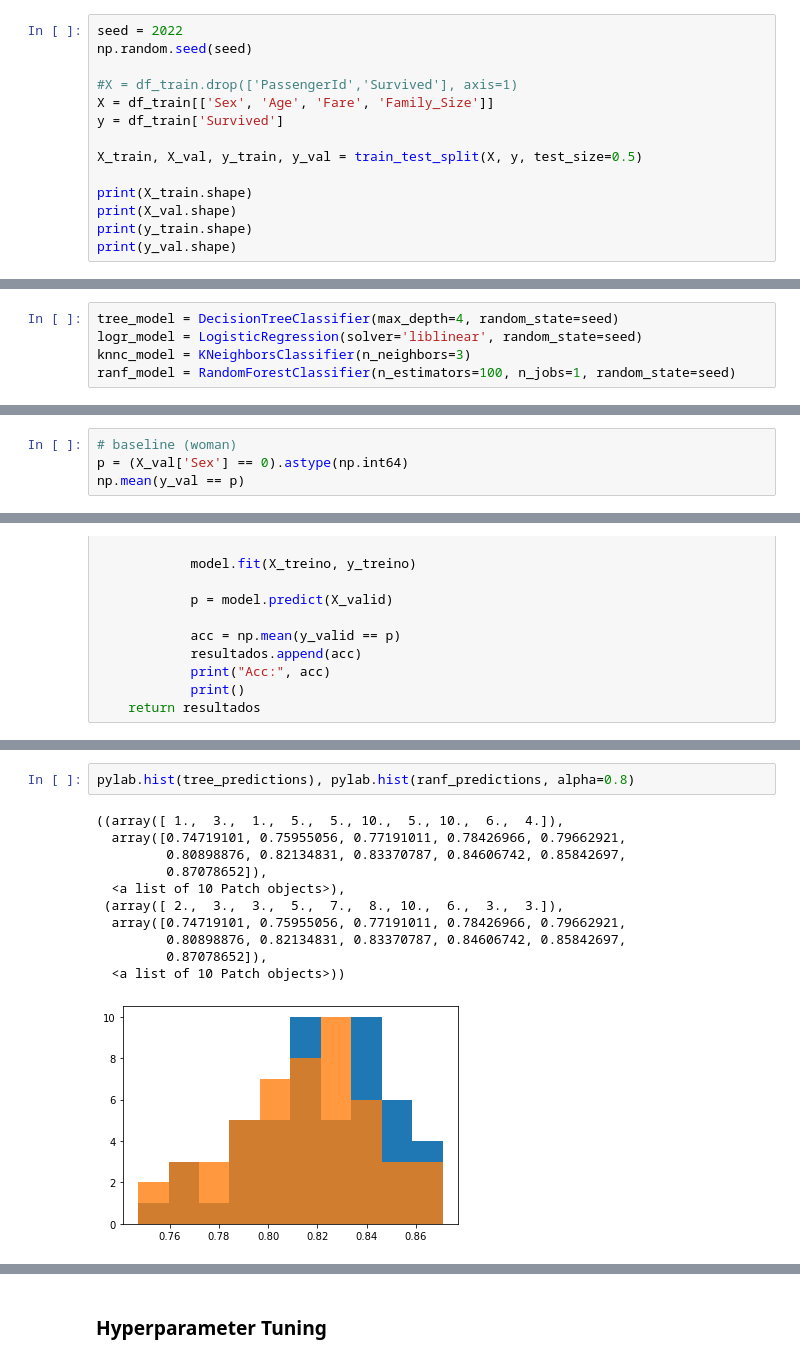
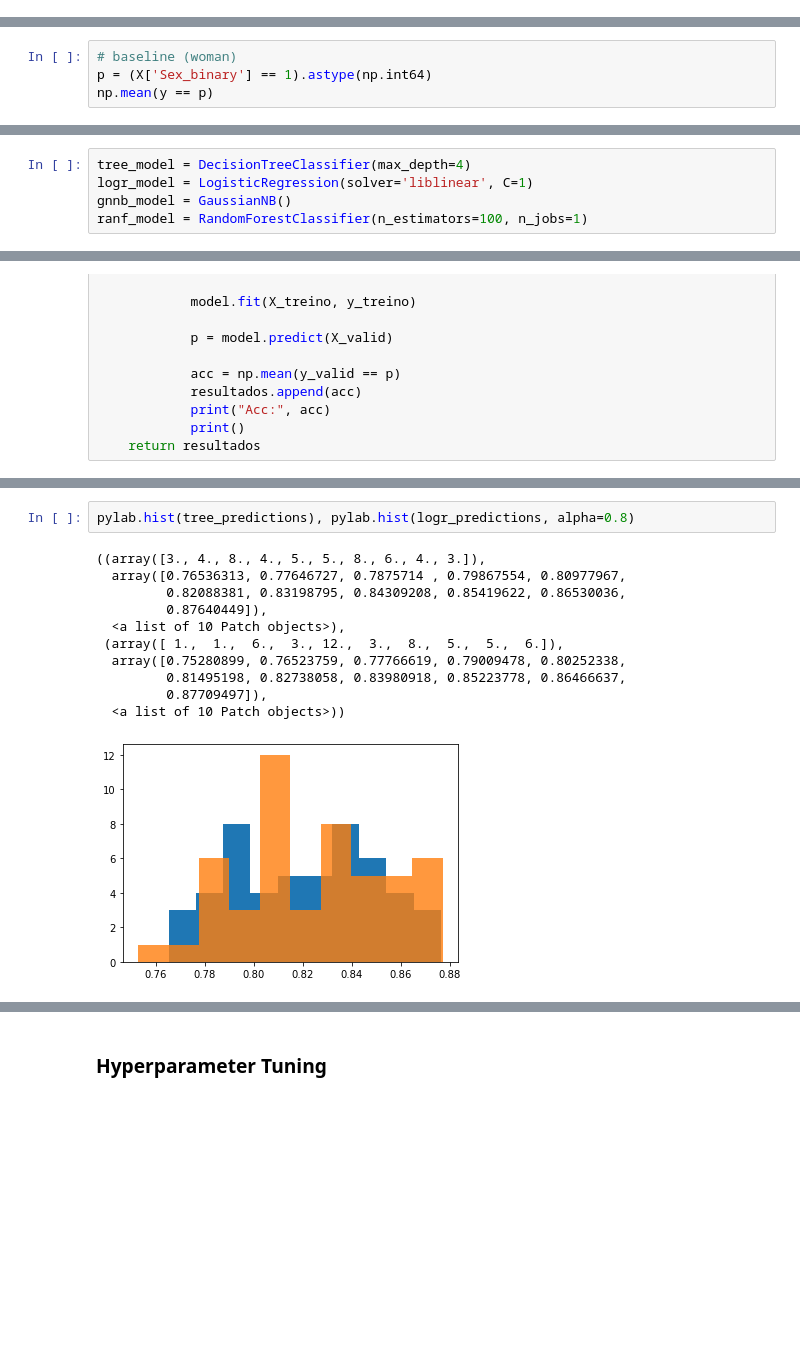
Before and after one commit to vichShir/kaggle-getting-started-competitions, a Jupyter notebook: Titanic/Titanic Notebook.ipynb, the cells around one changed output, grey strips where cells are left out. Saved outputs shown, nothing was run; the diff lists cells and outputs as text; blank space fills up the shorter version.

```diff
--- a/Titanic/Titanic Notebook.ipynb
+++ b/Titanic/Titanic Notebook.ipynb
@@ -481,16 +541,2 @@ df_test.head()
 # %% [markdown]
 # Modeling
-# %%
-seed = 2022
-np.random.seed(seed)
-
-#X = df_train.drop(['PassengerId','Survived'], axis=1)
-X = df_train[['Sex', 'Age', 'Fare', 'Family_Size']]
-y = df_train['Survived']
-
-X_train, X_val, y_train, y_val = train_test_split(X, y, test_size=0.5)
-
-print(X_train.shape)
-print(X_val.shape)
-print(y_train.shape)
-print(y_val.shape)
@@ -501,0 +545,4 @@ print(y_val.shape)
+# %%
+# baseline (woman)
+p = (X['Sex_binary'] == 1).astype(np.int64)
+np.mean(y == p)
@@ -510,10 +559,10 @@ def report_model(model, X, y, seed=2022):
     print(confusion_matrix(y_val, y_pred))
     print("Área sob a curva ROC: {:.3f}".format(roc_auc_score(y_val, y_pred)))
 # %%
-tree_model = DecisionTreeClassifier(max_depth=4, random_state=seed)
-logr_model = LogisticRegression(solver='liblinear', random_state=seed)
-knnc_model = KNeighborsClassifier(n_neighbors=3)
-ranf_model = RandomForestClassifier(n_estimators=100, n_jobs=1, random_state=seed)
+tree_model = DecisionTreeClassifier(max_depth=4)
+logr_model = LogisticRegression(solver='liblinear', C=1)
+gnnb_model = GaussianNB()
+ranf_model = RandomForestClassifier(n_estimators=100, n_jobs=1)
 # %%
 report_model(tree_model, X, y)
 # %% [output]
@@ -585,4 +633,0 @@ weighted avg       0.78      0.78      0.78       446
-# %%
-# baseline (woman)
-p = (X_val['Sex'] == 0).astype(np.int64)
-np.mean(y_val == p)
@@ -743,14 +788,14 @@ pylab.hist(tree_predictions), pylab.hist(logr_predictions, alpha=0.6), pylab.his
 # %%
-pylab.hist(tree_predictions), pylab.hist(ranf_predictions, alpha=0.8)
+pylab.hist(tree_predictions), pylab.hist(logr_predictions, alpha=0.8)
 # %% [output]
-((array([ 1.,  3.,  1.,  5.,  5., 10.,  5., 10.,  6.,  4.]),
-  array([0.74719101, 0.75955056, 0.77191011, 0.78426966, 0.79662921,
-         0.80898876, 0.82134831, 0.83370787, 0.84606742, 0.85842697,
-         0.87078652]),
+((array([3., 4., 8., 4., 5., 5., 8., 6., 4., 3.]),
+  array([0.76536313, 0.77646727, 0.7875714 , 0.79867554, 0.80977967,
+         0.82088381, 0.83198795, 0.84309208, 0.85419622, 0.86530036,
+         0.87640449]),
   <a list of 10 Patch objects>),
- (array([ 2.,  3.,  3.,  5.,  7.,  8., 10.,  6.,  3.,  3.]),
-  array([0.74719101, 0.75955056, 0.77191011, 0.78426966, 0.79662921,
-         0.80898876, 0.82134831, 0.83370787, 0.84606742, 0.85842697,
-         0.87078652]),
+ (array([ 1.,  1.,  6.,  3., 12.,  3.,  8.,  5.,  5.,  6.]),
+  array([0.75280899, 0.76523759, 0.77766619, 0.79009478, 0.80252338,
+         0.81495198, 0.82738058, 0.83980918, 0.85223778, 0.86466637,
+         0.87709497]),
   <a list of 10 Patch objects>))
-[figure, old version]
+[figure, new version]
```
Also changed, not shown: parts of 35 cells of this notebook, 1 other file.
